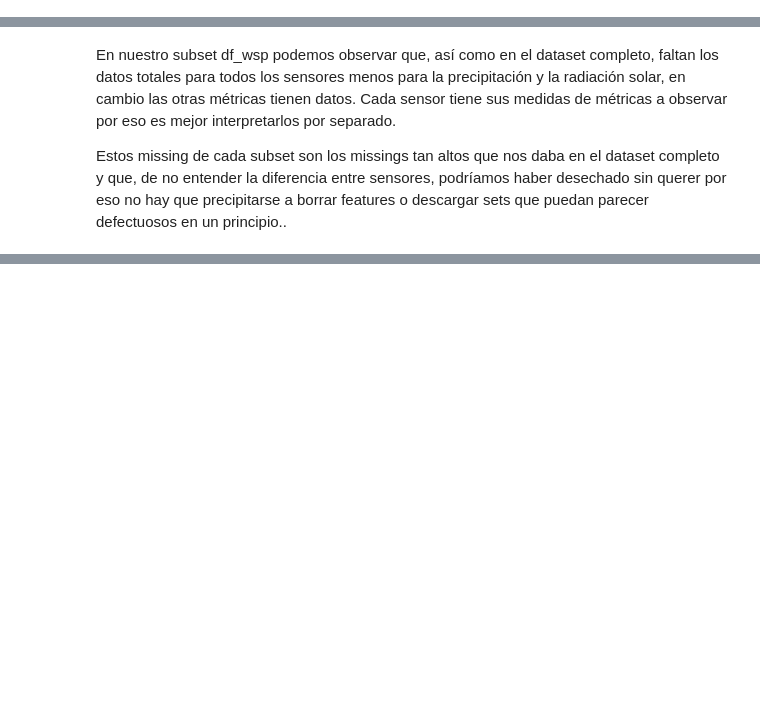
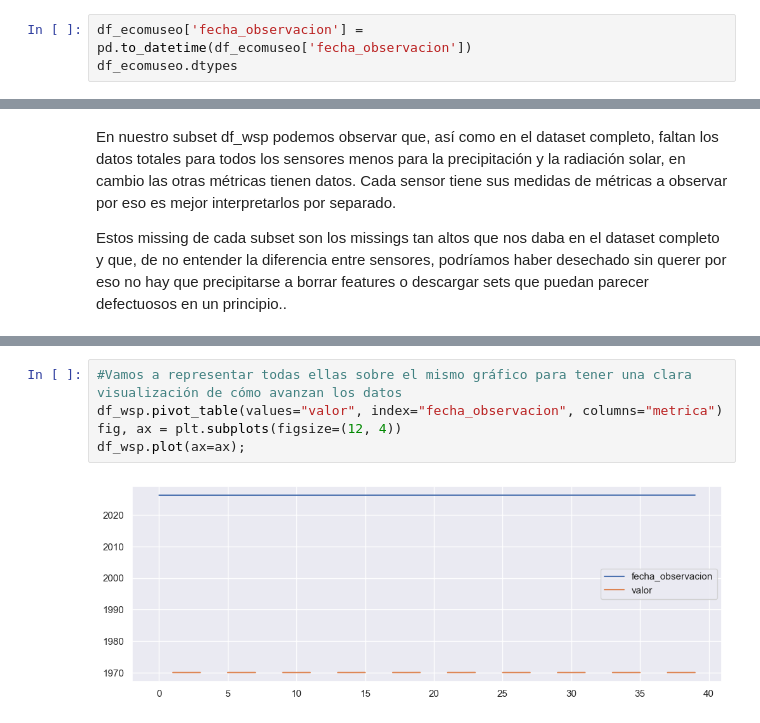
Before and after one commit to ialonsoiturbe/Tenerife-estacion-Ecomuseo, a Jupyter notebook: tenerife.ipynb, the cells around one changed output, grey strips where cells are left out. Saved outputs shown, nothing was run; the diff lists cells and outputs as text; blank space fills up the shorter version.

```diff
--- a/tenerife.ipynb
+++ b/tenerife.ipynb
@@ -93,0 +97,3 @@ data_report(df_ecomuseo)
+# %%
+df_ecomuseo['fecha_observacion'] = pd.to_datetime(df_ecomuseo['fecha_observacion'])
+df_ecomuseo.dtypes
@@ -166,0 +186,7 @@ df_rad
+# %%
+#Vamos a representar todas ellas sobre el mismo gráfico para tener una clara visualización de cómo avanzan los datos
+df_wsp.pivot_table(values="valor", index="fecha_observacion", columns="metrica")
+fig, ax = plt.subplots(figsize=(12, 4))
+df_wsp.plot(ax=ax);
+# %% [output]
+[figure, added]
```
Also changed, not shown: parts of 7 cells of this notebook.
